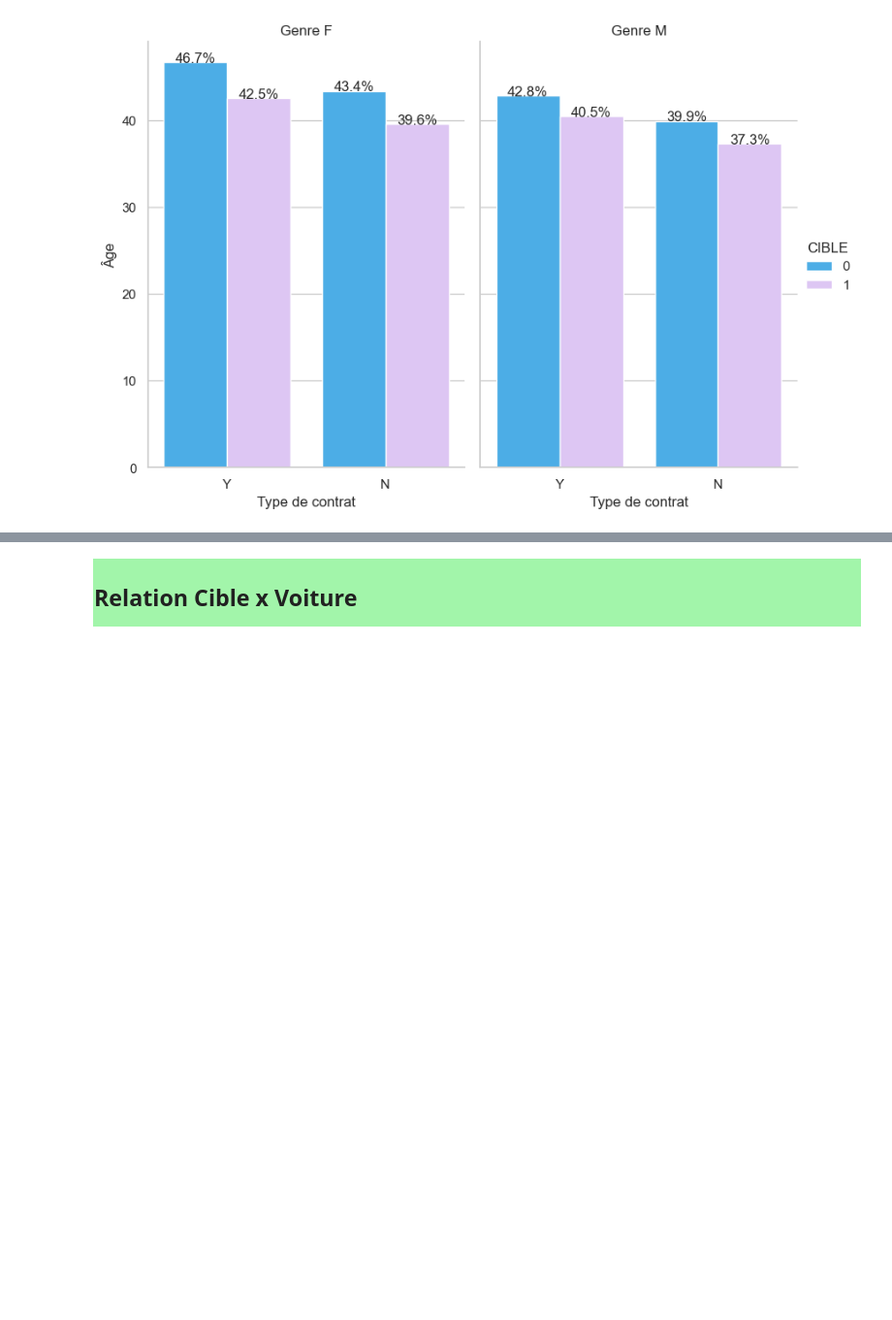
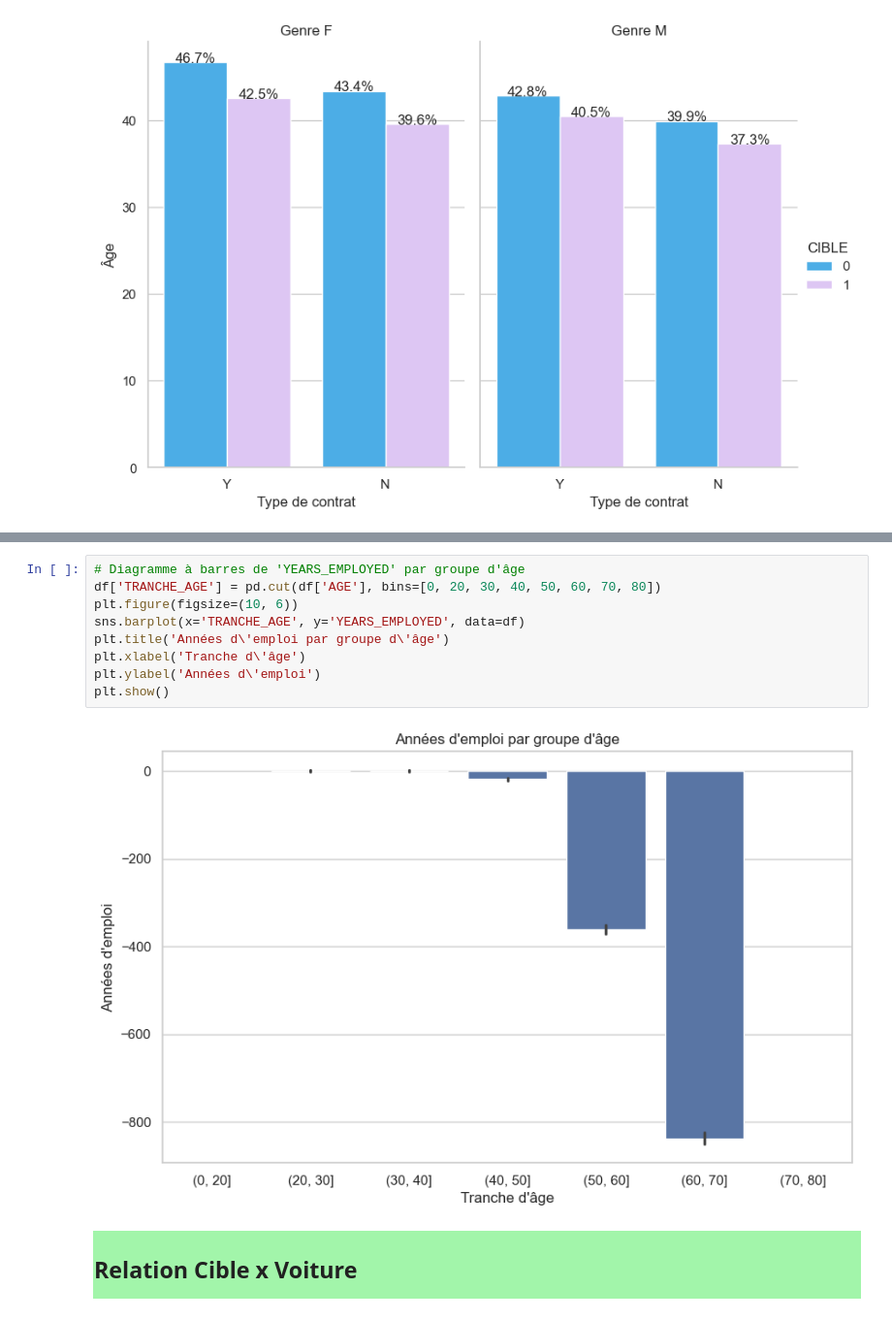
Before and after one commit to Rukiakuchiki92/p7-ml, a Jupyter notebook: 020_P07_Analyse exploratoire.ipynb, the cells around one changed output, grey strips where cells are left out. Shown at 97% size. Cells and saved outputs as stored; diff of their text form; blank space fills up the shorter version.

```diff
--- a/020_P07_Analyse exploratoire.ipynb
+++ b/020_P07_Analyse exploratoire.ipynb
@@ -295,3 +332,14 @@ The `ci` parameter is deprecated. Use `errorbar=None` for the same effect.
+# %%
+# Diagramme à barres de 'YEARS_EMPLOYED' par groupe d'âge
+df['TRANCHE_AGE'] = pd.cut(df['AGE'], bins=[0, 20, 30, 40, 50, 60, 70, 80])
+plt.figure(figsize=(10, 6))
+sns.barplot(x='TRANCHE_AGE', y='YEARS_EMPLOYED', data=df)
+plt.title('Années d\'emploi par groupe d\'âge')
+plt.xlabel('Tranche d\'âge')
+plt.ylabel('Années d\'emploi')
+plt.show()
+# %% [output]
+[figure, added]
 # %% [markdown]
 <div style="background-color:#a2f5aa; padding: 1px; max-width: 300px;">
     <h2>
```
Also changed, not shown: parts of 28 cells of this notebook, 5 other files.
